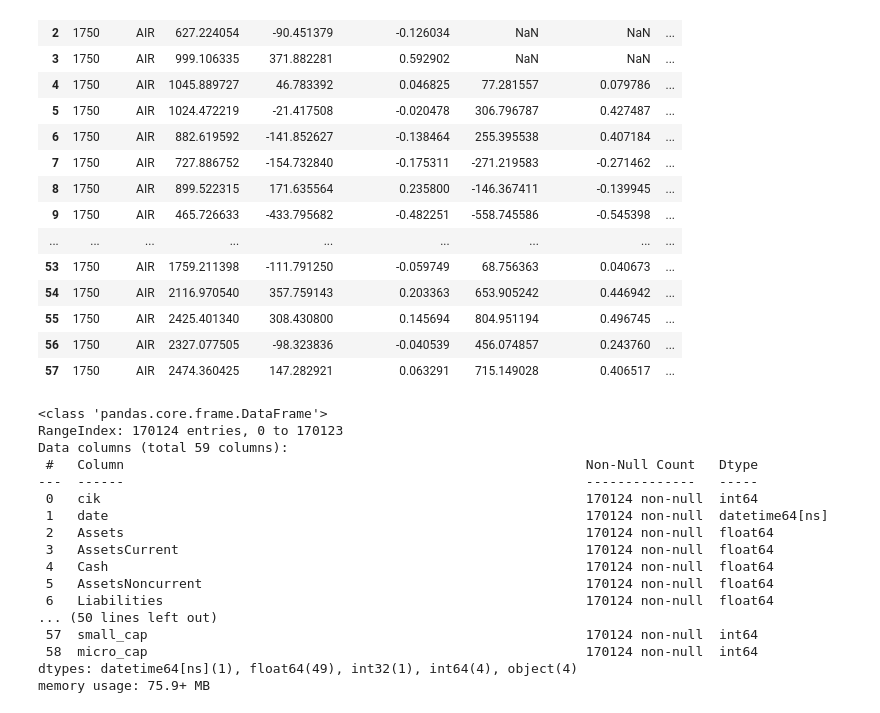
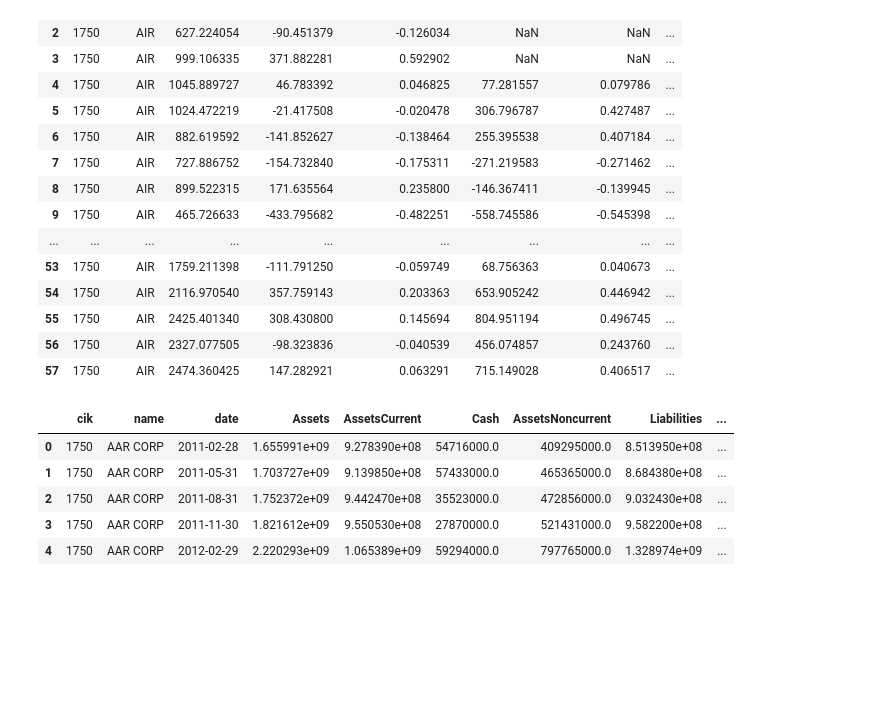
Before and after one commit to cnance09/Small-Cap-Scout, a Jupyter notebook: notebooks/Notebook_CN_2.ipynb, the cells around one changed output. Cells and saved outputs as stored; diff of their text form; code cells hidden in the pictures; blank space fills up the shorter version.

Commit message:
Updated API and big query dataset. Info endpoint is now working

```diff
--- a/notebooks/Notebook_CN_2.ipynb
+++ b/notebooks/Notebook_CN_2.ipynb
@@ -597,22 +607,11 @@ mkt_cap[mkt_cap.CIK==1750]
 | 56 | 1750 | AIR | 2327.077505 | -98.323836 | -0.040539 | 456.074857 | 0.243760 | ... |
 | 57 | 1750 | AIR | 2474.360425 | 147.282921 | 0.063291 | 715.149028 | 0.406517 | ... |
 # %%
-merged_df.info()
+merged_df.head()
 # %% [output]
-<class 'pandas.core.frame.DataFrame'>
-RangeIndex: 170124 entries, 0 to 170123
-Data columns (total 59 columns):
- #   Column                                                           Non-Null Count   Dtype
----  ------                                                           --------------   -----
- 0   cik                                                              170124 non-null  int64
- 1   date                                                             170124 non-null  datetime64[ns]
- 2   Assets                                                           170124 non-null  float64
- 3   AssetsCurrent                                                    170124 non-null  float64
- 4   Cash                                                             170124 non-null  float64
- 5   AssetsNoncurrent                                                 170124 non-null  float64
- 6   Liabilities                                                      170124 non-null  float64
-... (50 lines left out)
- 57  small_cap                                                        170124 non-null  int64
- 58  micro_cap                                                        170124 non-null  int64
-dtypes: datetime64[ns](1), float64(49), int32(1), int64(4), object(4)
-memory usage: 75.9+ MB
+|  | cik | name | date | Assets | AssetsCurrent | Cash | AssetsNoncurrent | Liabilities | ... |
+| 0 | 1750 | AAR CORP | 2011-02-28 | 1.655991e+09 | 9.278390e+08 | 54716000.0 | 409295000.0 | 8.513950e+08 | ... |
+| 1 | 1750 | AAR CORP | 2011-05-31 | 1.703727e+09 | 9.139850e+08 | 57433000.0 | 465365000.0 | 8.684380e+08 | ... |
+| 2 | 1750 | AAR CORP | 2011-08-31 | 1.752372e+09 | 9.442470e+08 | 35523000.0 | 472856000.0 | 9.032430e+08 | ... |
+| 3 | 1750 | AAR CORP | 2011-11-30 | 1.821612e+09 | 9.550530e+08 | 27870000.0 | 521431000.0 | 9.582200e+08 | ... |
+| 4 | 1750 | AAR CORP | 2012-02-29 | 2.220293e+09 | 1.065389e+09 | 59294000.0 | 797765000.0 | 1.328974e+09 | ... |
```
Also changed, not shown: parts of 7 cells of this notebook, 4 other files.
